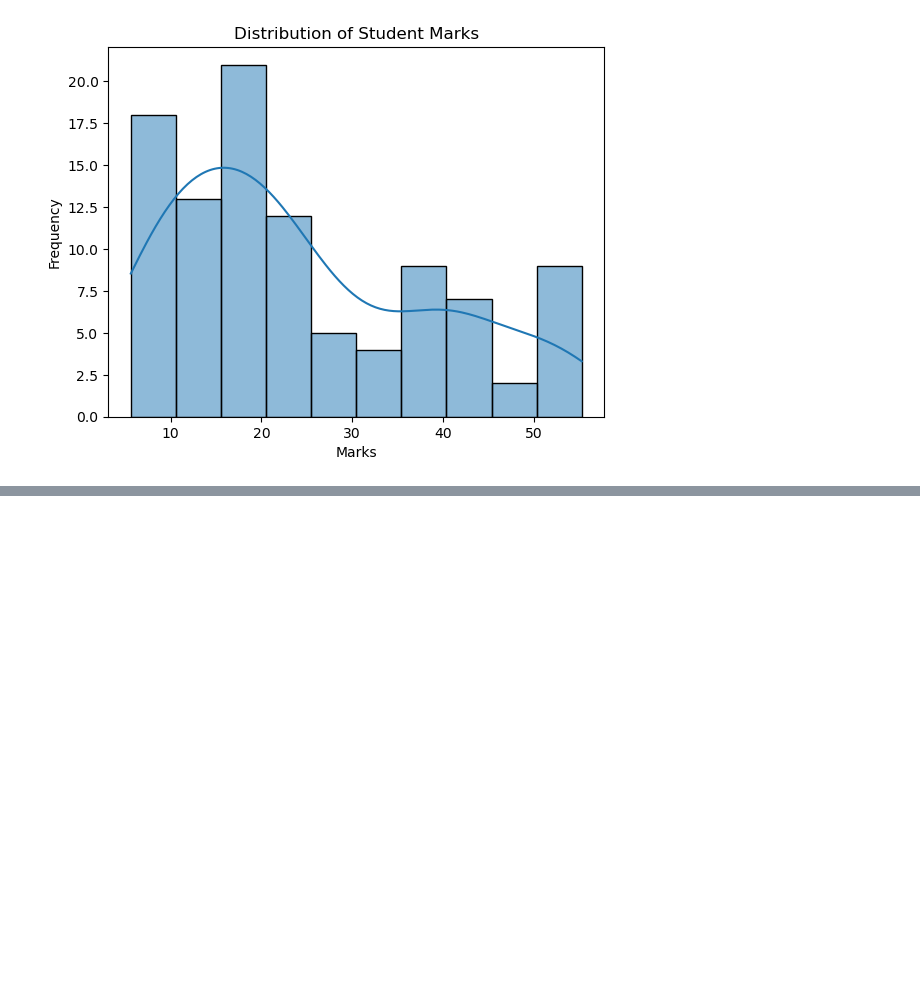
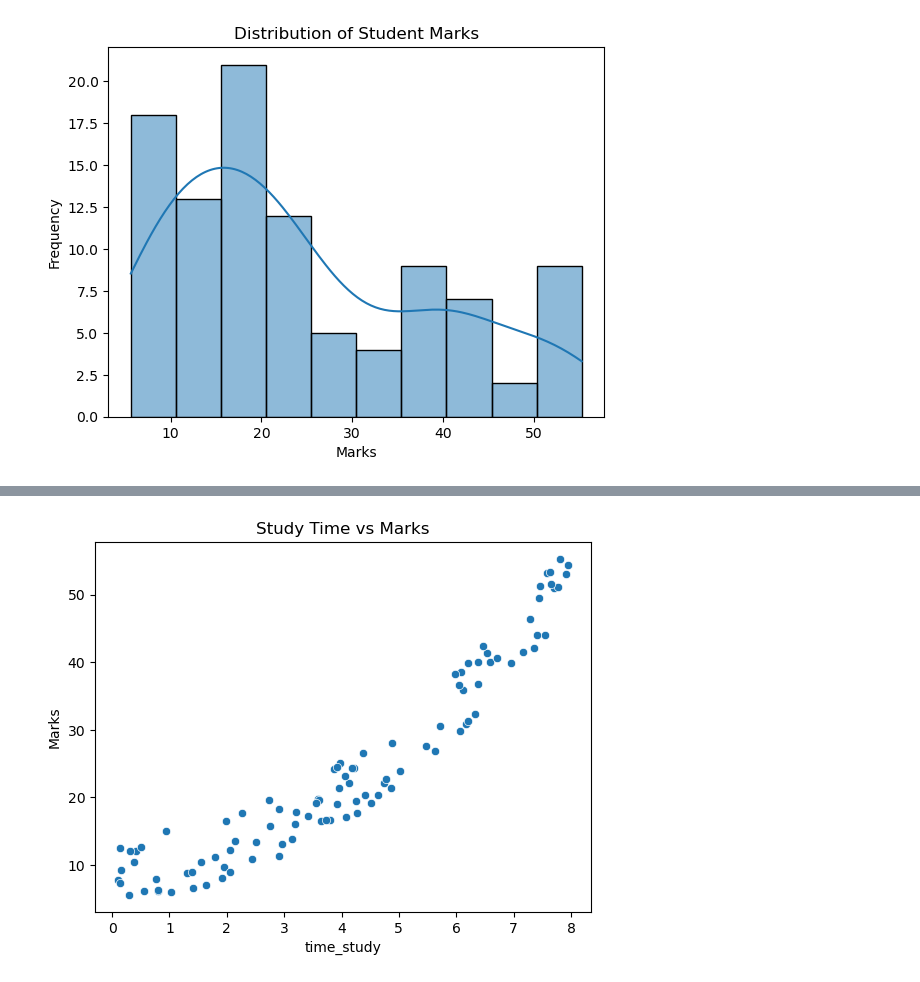
Before and after one commit to Hasvitha-M/student-marks-analysis, a Jupyter notebook: analysis.ipynb, the cells around one changed output, grey strips where cells are left out. Drawn from its saved outputs; the diff is of its cells as text; code cells hidden in the pictures; blank space fills up the shorter version.

```diff
--- a/analysis.ipynb
+++ b/analysis.ipynb
@@ -70,0 +84,12 @@ plt.show()
+# %%
+plt.figure()
+sns.scatterplot(
+    x='time_study',
+    y='Marks',
+    data=df
+)
+plt.title("Study Time vs Marks")
+plt.savefig("images/marks_time.png")
+plt.show()
+# %% [output]
+[figure, added]
```
Also changed, not shown: parts of 2 cells of this notebook.
